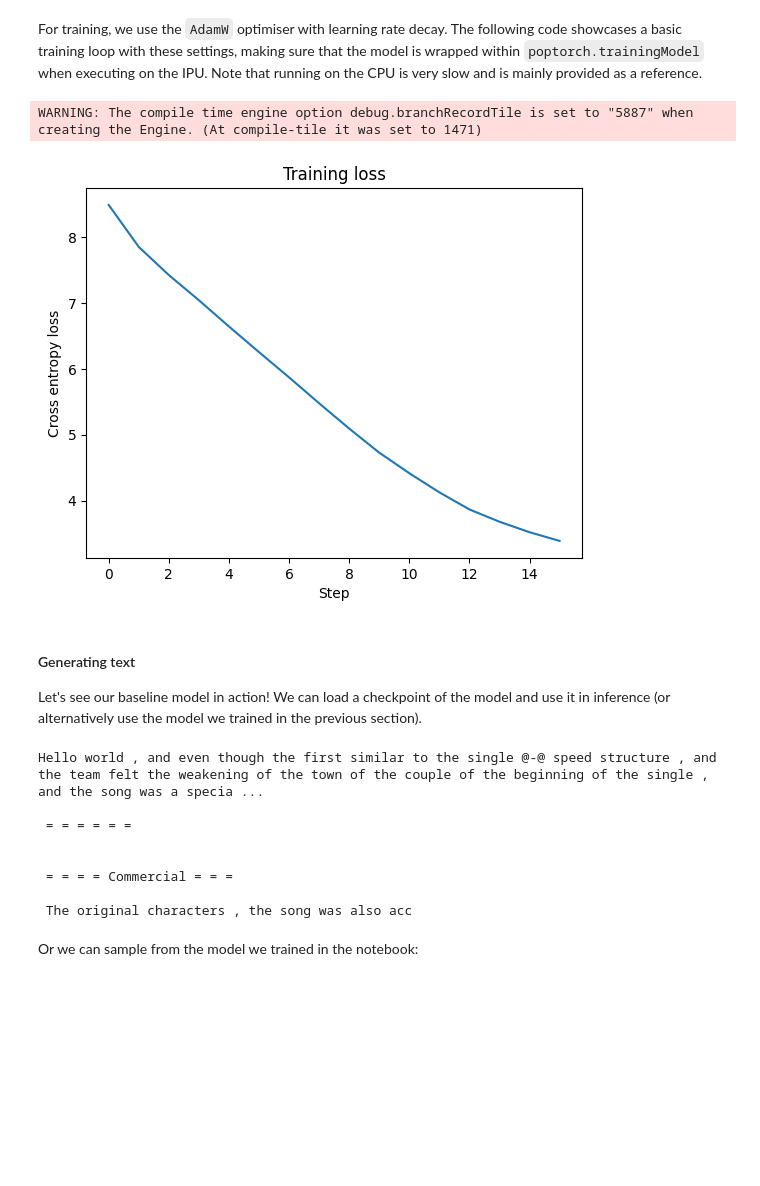
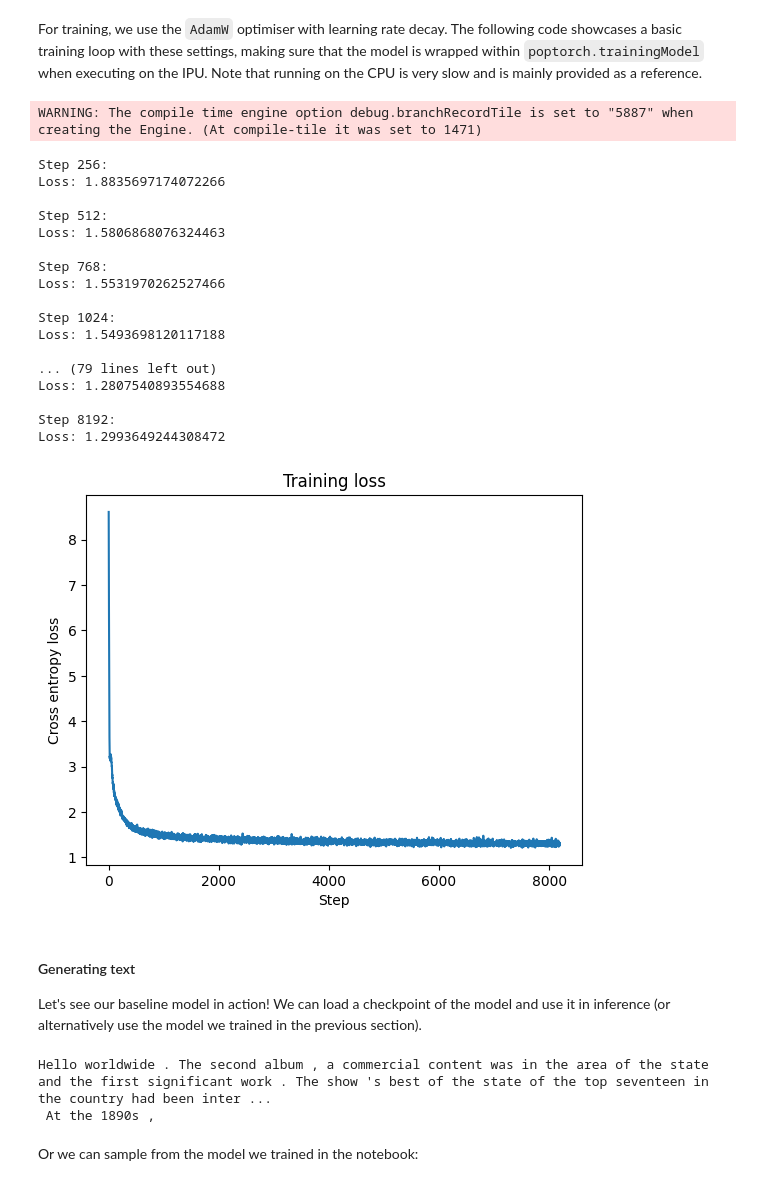
Before and after one commit to graphcore-research/notebooks, a Jupyter notebook: moe_charlm/MoeCharLM.ipynb, the cells around one changed output. Drawn from its saved outputs; the diff is of its cells as text; code cells hidden in the pictures; blank space fills up the shorter version.

```diff
--- a/moe_charlm/MoeCharLM.ipynb
+++ b/moe_charlm/MoeCharLM.ipynb
@@ -389,36 +389,52 @@ if run_training:
     if seed is None:
         seed = np.random.SeedSequence().generate_state(1)[0]
     np.random.seed(seed)
     torch.manual_seed(seed)
 
     # Set the training settings
     settings = Settings()
-    settings.training.num_steps = 2**4
-    settings.device.run_on_ipu = True
+    settings.training.num_steps = 2**13
 
     model = CharModel(
         vocab_size=len(ds.vocab),
         hidden_size=128,
         expand_factor=4,
         kernel_size=7,
         num_groups=8,
         num_layers=8,
         dtype=torch.float32,
     )
 
     dense_model, dense_loss = train(model, train_ds, settings)
 
     # Plot training loss
     import matplotlib.pyplot as plt
 
     plt.plot(dense_loss.values())
     plt.xlabel("Step")
     plt.ylabel("Cross entropy loss")
     plt.title("Training loss")
     plt.show()
 # %% [output]
 WARNING: The compile time engine option debug.branchRecordTile is set to "5887" when creating the Engine. (At compile-tile it was set to 1471)
+Step 256:
+Loss: 1.8835697174072266
+
+Step 512:
+Loss: 1.5806868076324463
+
+Step 768:
+Loss: 1.5531970262527466
+
+Step 1024:
+Loss: 1.5493698120117188
+
+... (79 lines left out)
+Loss: 1.2807540893554688
+
+Step 8192:
+Loss: 1.2993649244308472
-[figure, old version]
+[figure, new version]
 # %% [markdown]
 #### Generating text
 
@@ -456,14 +472,8 @@ out = sample_text(
     model_from_checkpoint, "Hello worl", num_characters=300, temperature=0.4
 )
 # %% [output]
-Hello world , and even though the first similar to the single @-@ speed structure , and the team felt the weakening of the town of the couple of the beginning of the single , and the song was a specia ...
-
- = = = = = =
-
-
- = = = = Commercial = = =
-
- The original characters , the song was also acc
+Hello worldwide . The second album , a commercial content was in the area of the state and the first significant work . The show 's best of the state of the top seventeen in the country had been inter ...
+ At the 1890s ,
 # %% [markdown]
 Or we can sample from the model we trained in the notebook:
 # %%
```
Also changed, not shown: parts of 7 cells of this notebook.
